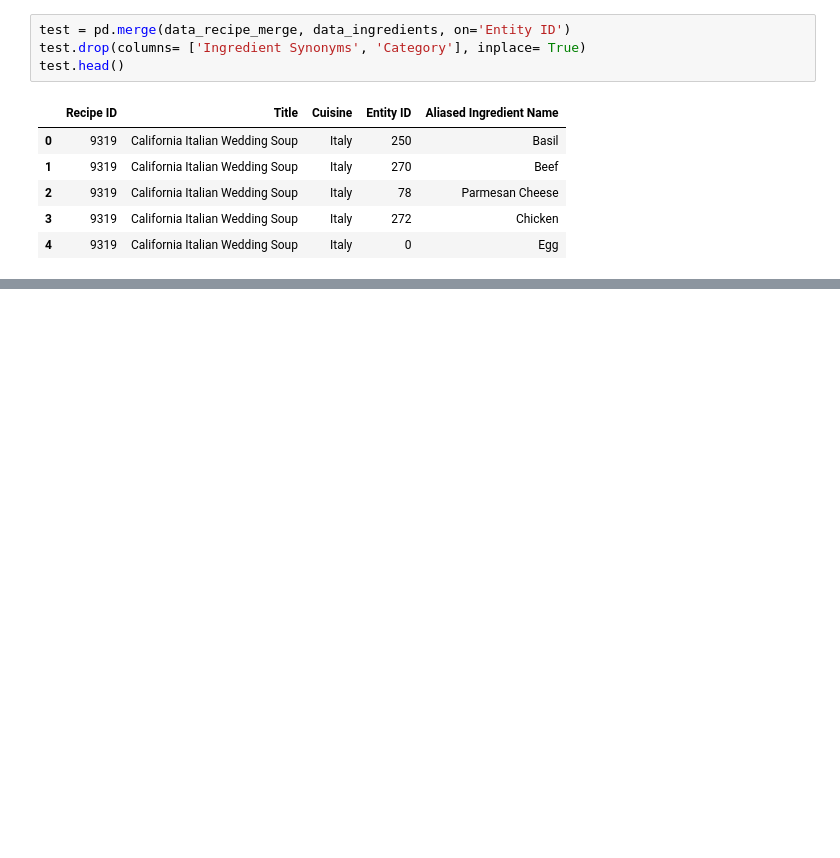
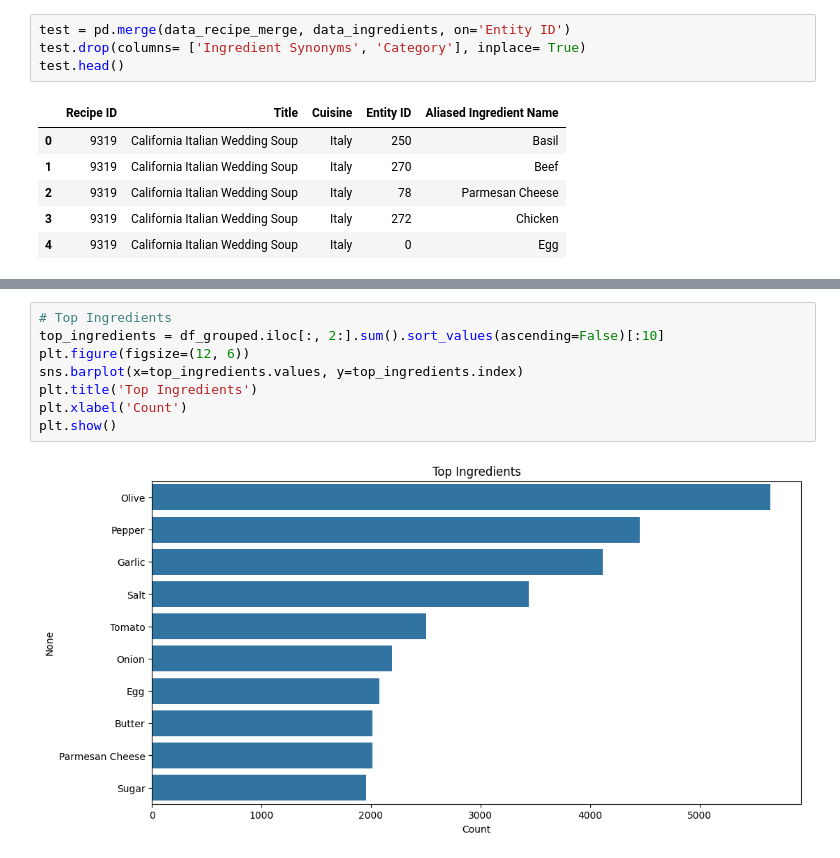
Before and after one commit to Keerat-Singh/WIL_Week-1, a Jupyter notebook: main.ipynb, the cells around one changed output, grey strips where cells are left out. Cells and saved outputs as stored; diff of their text form; blank space fills up the shorter version.

```diff
--- a/main.ipynb
+++ b/main.ipynb
@@ -79,0 +88,10 @@ df_grouped.head()
+# %%
+# Top Ingredients
+top_ingredients = df_grouped.iloc[:, 2:].sum().sort_values(ascending=False)[:10]
+plt.figure(figsize=(12, 6))
+sns.barplot(x=top_ingredients.values, y=top_ingredients.index)
+plt.title('Top Ingredients')
+plt.xlabel('Count')
+plt.show()
+# %% [output]
+[figure, added]
```
Also changed, not shown: parts of 13 cells of this notebook, 2 other files.
